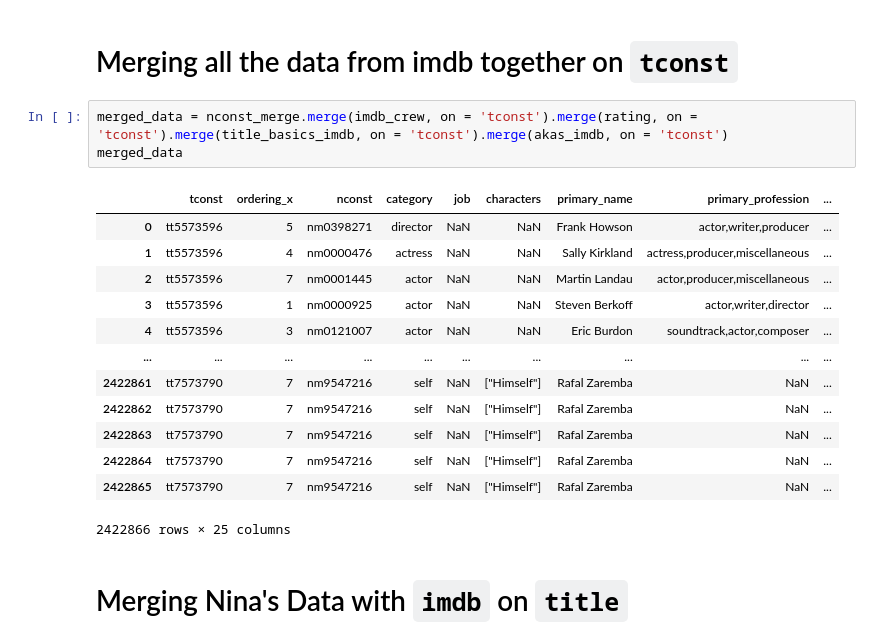
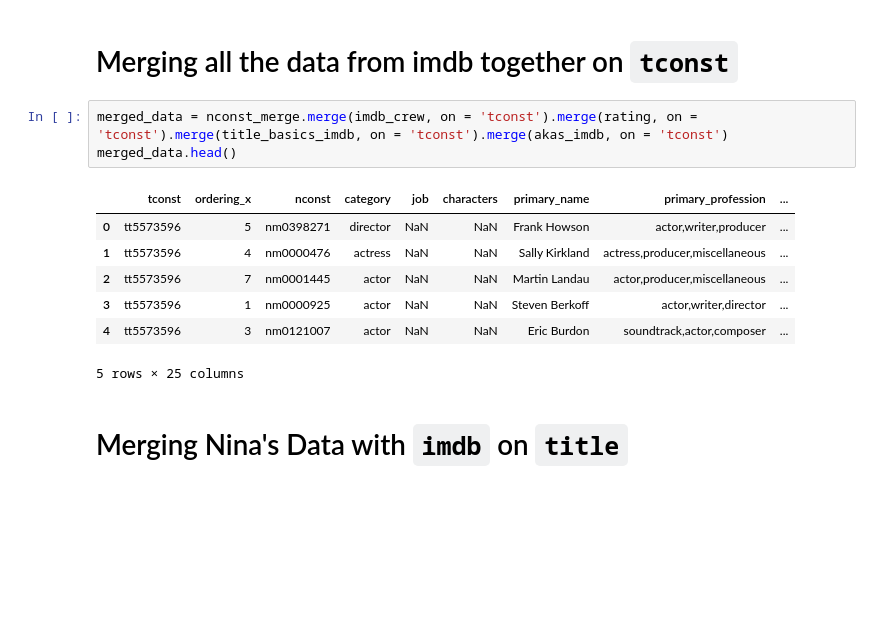
Before and after one commit to nate-walter/Movie-Studio-Project, a Jupyter notebook: imdb_cleaned_merged_final.ipynb, the cells around one changed output. Saved outputs shown, nothing was run; the diff lists cells and outputs as text; blank space fills up the shorter version.

```diff
--- a/imdb_cleaned_merged_final.ipynb
+++ b/imdb_cleaned_merged_final.ipynb
@@ -100,21 +56,15 @@ nconst_merge
 # Merging all the data from imdb together on `tconst`
 # %%
 merged_data = nconst_merge.merge(imdb_crew, on = 'tconst').merge(rating, on = 'tconst').merge(title_basics_imdb, on = 'tconst').merge(akas_imdb, on = 'tconst')
-merged_data
+merged_data.head()
 # %% [output]
 |  | tconst | ordering_x | nconst | category | job | characters | primary_name | primary_profession | ... |
 | 0 | tt5573596 | 5 | nm0398271 | director | NaN | NaN | Frank Howson | actor,writer,producer | ... |
 | 1 | tt5573596 | 4 | nm0000476 | actress | NaN | NaN | Sally Kirkland | actress,producer,miscellaneous | ... |
 | 2 | tt5573596 | 7 | nm0001445 | actor | NaN | NaN | Martin Landau | actor,producer,miscellaneous | ... |
 | 3 | tt5573596 | 1 | nm0000925 | actor | NaN | NaN | Steven Berkoff | actor,writer,director | ... |
 | 4 | tt5573596 | 3 | nm0121007 | actor | NaN | NaN | Eric Burdon | soundtrack,actor,composer | ... |
-| ... | ... | ... | ... | ... | ... | ... | ... | ... | ... |
-| 2422861 | tt7573790 | 7 | nm9547216 | self | NaN | ["Himself"] | Rafal Zaremba | NaN | ... |
-| 2422862 | tt7573790 | 7 | nm9547216 | self | NaN | ["Himself"] | Rafal Zaremba | NaN | ... |
-| 2422863 | tt7573790 | 7 | nm9547216 | self | NaN | ["Himself"] | Rafal Zaremba | NaN | ... |
-| 2422864 | tt7573790 | 7 | nm9547216 | self | NaN | ["Himself"] | Rafal Zaremba | NaN | ... |
-| 2422865 | tt7573790 | 7 | nm9547216 | self | NaN | ["Himself"] | Rafal Zaremba | NaN | ... |
-2422866 rows × 25 columns
+5 rows × 25 columns
 # %% [markdown]
 # Merging Nina's Data with `imdb` on `title`
 # %%
```
Also changed, not shown: parts of 38 cells of this notebook, 3 other files.
